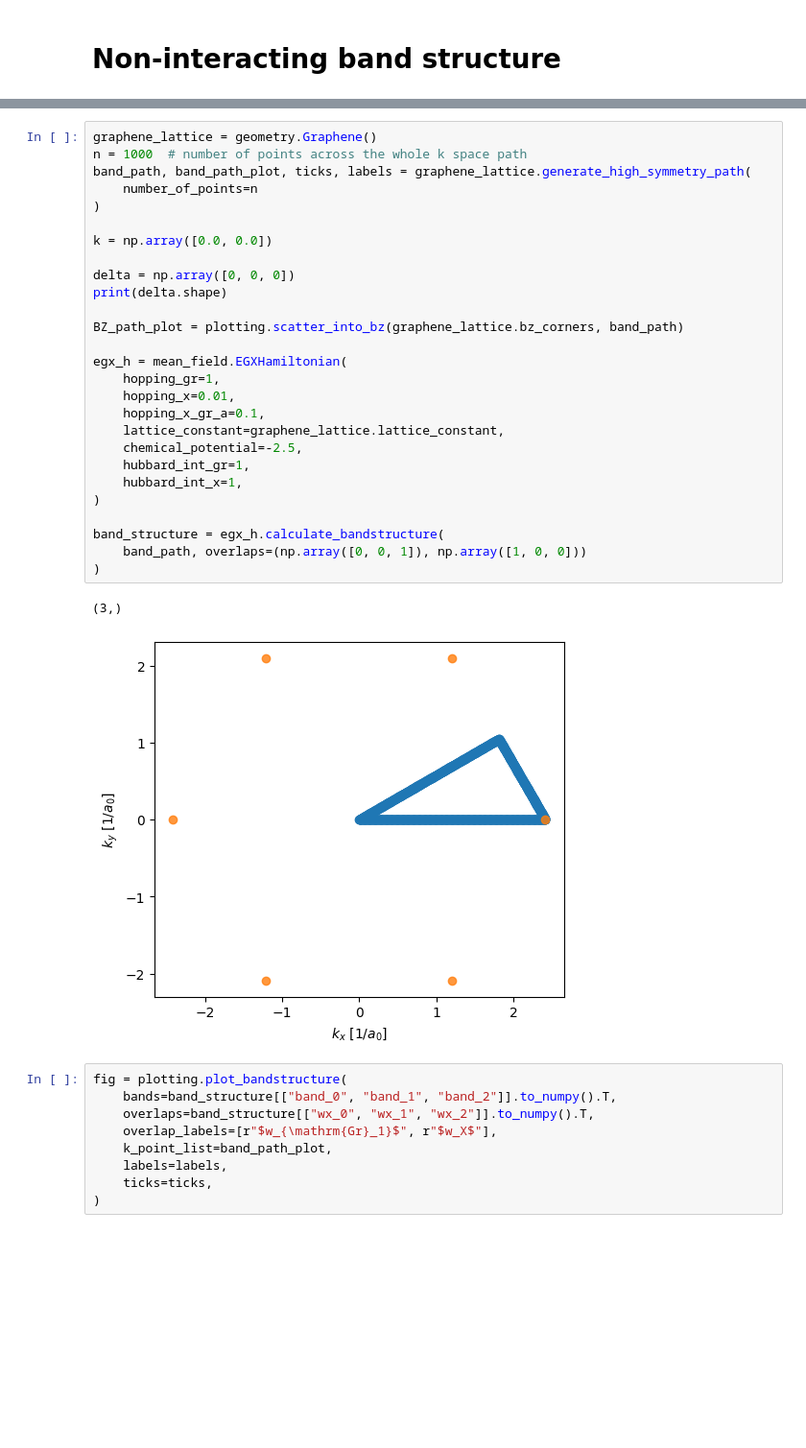
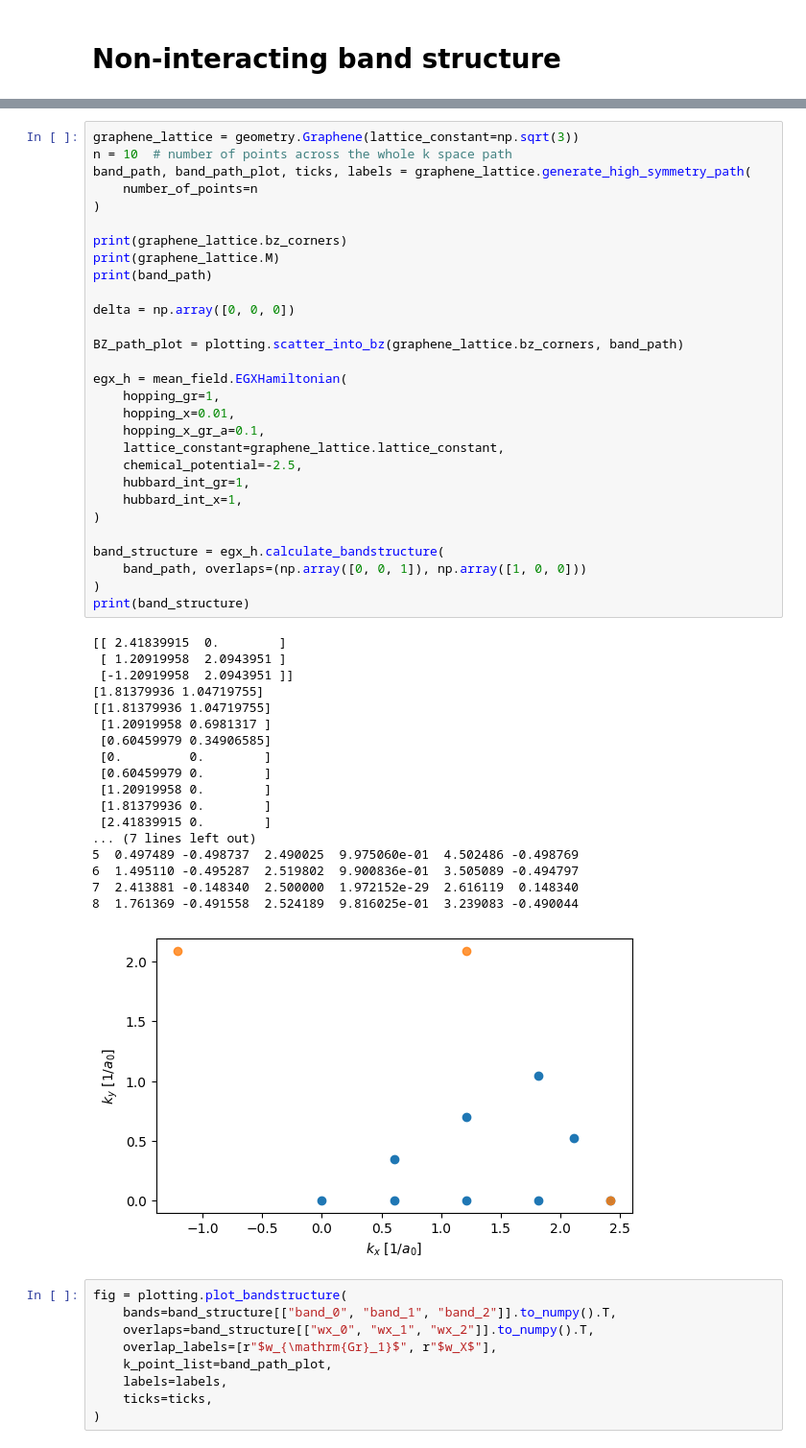
Before and after one commit to Ruberhauptmann/quant-met, a Jupyter notebook: docs/source/examples/non-interacting_bandstructure.ipynb, the cells around one changed output, grey strips where cells are left out. Shown: that part at 96% size. Saved outputs shown, nothing was run; the diff lists cells and outputs as text; blank space fills up the shorter version.

```diff
--- a/docs/source/examples/non-interacting_bandstructure.ipynb
+++ b/docs/source/examples/non-interacting_bandstructure.ipynb
@@ -5,35 +4,53 @@
 import numpy as np
 from quant_met import geometry, mean_field, plotting
 # %%
-graphene_lattice = geometry.Graphene()
-n = 1000  # number of points across the whole k space path
+graphene_lattice = geometry.Graphene(lattice_constant=np.sqrt(3))
+n = 10  # number of points across the whole k space path
 band_path, band_path_plot, ticks, labels = graphene_lattice.generate_high_symmetry_path(
     number_of_points=n
 )
 
-k = np.array([0.0, 0.0])
+print(graphene_lattice.bz_corners)
+print(graphene_lattice.M)
+print(band_path)
 
 delta = np.array([0, 0, 0])
-print(delta.shape)
 
 BZ_path_plot = plotting.scatter_into_bz(graphene_lattice.bz_corners, band_path)
 
 egx_h = mean_field.EGXHamiltonian(
     hopping_gr=1,
     hopping_x=0.01,
     hopping_x_gr_a=0.1,
     lattice_constant=graphene_lattice.lattice_constant,
     chemical_potential=-2.5,
     hubbard_int_gr=1,
     hubbard_int_x=1,
 )
 
 band_structure = egx_h.calculate_bandstructure(
     band_path, overlaps=(np.array([0, 0, 1]), np.array([1, 0, 0]))
 )
+print(band_structure)
 # %% [output]
-(3,)
+[[ 2.41839915  0.        ]
+ [ 1.20919958  2.0943951 ]
+ [-1.20919958  2.0943951 ]]
+[1.81379936 1.04719755]
+[[1.81379936 1.04719755]
+ [1.20919958 0.6981317 ]
+ [0.60459979 0.34906585]
+ [0.         0.        ]
+ [0.60459979 0.        ]
+ [1.20919958 0.        ]
+ [1.81379936 0.        ]
+ [2.41839915 0.        ]
+... (7 lines left out)
+5  0.497489 -0.498737  2.490025  9.975060e-01  4.502486 -0.498769
+6  1.495110 -0.495287  2.519802  9.900836e-01  3.505089 -0.494797
+7  2.413881 -0.148340  2.500000  1.972152e-29  2.616119  0.148340
+8  1.761369 -0.491558  2.524189  9.816025e-01  3.239083 -0.490044
-[figure, old version]
+[figure, new version]
 # %%
 fig = plotting.plot_bandstructure(
     bands=band_structure[["band_0", "band_1", "band_2"]].to_numpy().T,
```
Also changed, not shown: parts of 1 cell of this notebook, 45 other files.
